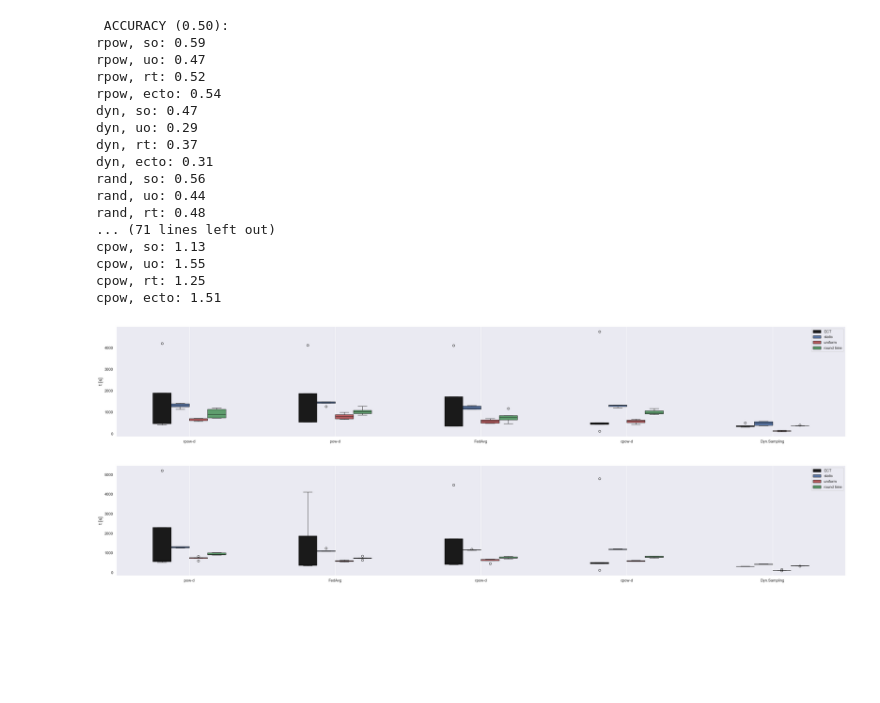
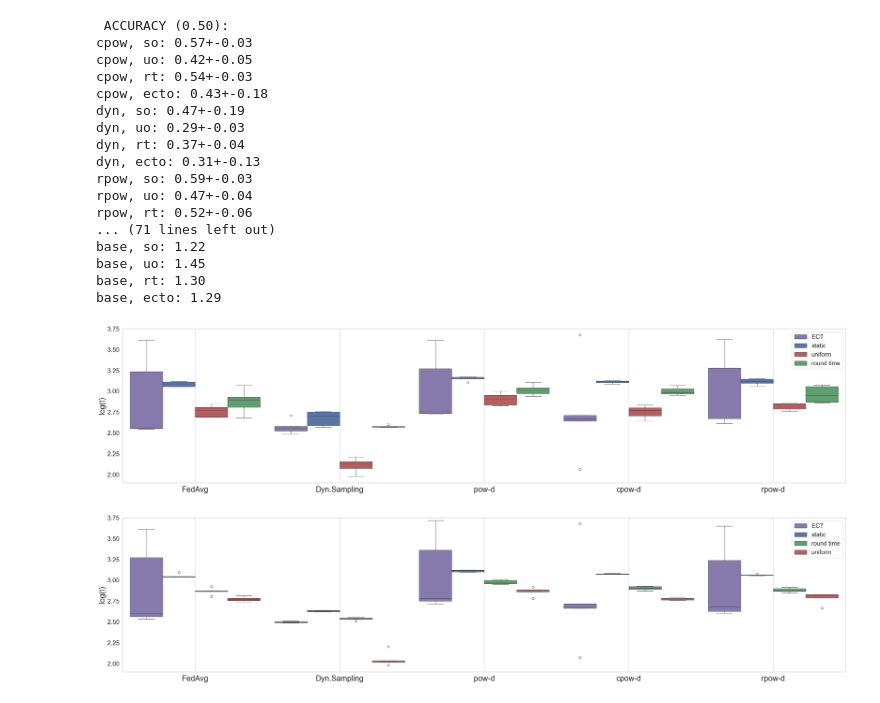
Before and after one commit to FedFlw/NodeSelection, a Jupyter notebook: power_of_choice/power_of_choice/plot_results.ipynb, the cells around one changed output. Saved outputs shown, nothing was run; the diff lists cells and outputs as text; code cells hidden in the pictures; blank space fills up the shorter version.

```diff
--- a/power_of_choice/power_of_choice/plot_results.ipynb
+++ b/power_of_choice/power_of_choice/plot_results.ipynb
@@ -199,4 +191,6 @@ for i, strat in enumerate(strats):
 # %%
+import statistics
+
 for a in alpha:
 
     print('\n ACCURACY ({:.2f}):'.format(a))
@@ -209,9 +203,11 @@ for a in alpha:
             if len(exp_with_strat_and_opt) < 1:
                 continue
             avg_accuracy = []
+            std_accuracy = []
             for j in range(max([exp.rounds for exp in exp_with_strat_and_opt])):
                 avg_accuracy.append(sum([results[exp][0][j] for exp in exp_with_strat_and_opt])/len(exp_with_strat_and_opt))
-            print('{}, {}: {:.2f}'.format(strat, opt, avg_accuracy[-1]))
+                std_accuracy.append(statistics.pstdev([results[exp][0][j] for exp in exp_with_strat_and_opt]))
+            print('{}, {}: {:.2f}+-{:.2f}'.format(strat, opt, avg_accuracy[-1], std_accuracy[-1]))
 
 
     print('\n LOSS ({:.2f}):'.format(a))
@@ -229,47 +225,54 @@ for a in alpha:
             print('{}, {}: {:.2f}'.format(strat, opt, avg_loss[-1]))
 # %% [output]
  ACCURACY (0.50):
-rpow, so: 0.59
-rpow, uo: 0.47
-rpow, rt: 0.52
-rpow, ecto: 0.54
-dyn, so: 0.47
-dyn, uo: 0.29
-dyn, rt: 0.37
-dyn, ecto: 0.31
-rand, so: 0.56
-rand, uo: 0.44
-rand, rt: 0.48
+cpow, so: 0.57+-0.03
+cpow, uo: 0.42+-0.05
+cpow, rt: 0.54+-0.03
+cpow, ecto: 0.43+-0.18
+dyn, so: 0.47+-0.19
+dyn, uo: 0.29+-0.03
+dyn, rt: 0.37+-0.04
+dyn, ecto: 0.31+-0.13
+rpow, so: 0.59+-0.03
+rpow, uo: 0.47+-0.04
+rpow, rt: 0.52+-0.06
 ... (71 lines left out)
-cpow, so: 1.13
-cpow, uo: 1.55
-cpow, rt: 1.25
-cpow, ecto: 1.51
+base, so: 1.22
+base, uo: 1.45
+base, rt: 1.30
+base, ecto: 1.29
 # %%
 import seaborn as sns
 import matplotlib.pyplot as plt
+import math
 
-strat_labels = {'rand': 'FedAvg', 'base': 'pow-d', 'cpow': 'cpow-d', 'rpow': 'rpow-d', 'dyn': 'Dyn.Sampling'}
+strat_labels = {'rand': 'FedAvg', 'dyn': 'Dyn.Sampling', 'base': 'pow-d', 'cpow': 'cpow-d', 'rpow': 'rpow-d'}
 conf_labels = {'so': 'static', 'uo': 'uniform', 'rt': 'round time', 'ecto': 'ECT'}
-colors = {'static': 'b', 'uniform': 'r', 'round time': 'g', 'ECT': 'k'}
+colors = {'static': 'b', 'uniform': 'r', 'round time': 'g', 'ECT': 'm'}
 alpha = [0.5, 100.0]
 
 # Plots wall-clock time distributions for each <selection, configuration, alpha> tuple
 
+EXPERIMENTS.sort(key=lambda e: list(strat_labels.keys()).index(e.variant))
+
 for a in alpha:
     x = [strat_labels[exp.variant] for exp in EXPERIMENTS if exp.alpha==a]
-    y = [exp.duration for exp in EXPERIMENTS if exp.alpha==a]
+    y = [math.log(exp.duration, 10) for exp in EXPERIMENTS if exp.alpha==a]
     hue = [conf_labels[exp.opt] for exp in EXPERIMENTS if exp.alpha==a]
 
-    sns.set_theme(rc={'figure.figsize':(30, 5)})
-    sns.boxplot(x=x, y=y, hue=hue, palette=colors, width=0.5)
-    # plt.title('Wall-clock time for alpha={}'.format(a), fontsize=14)
-    plt.ylabel('t [s]', fontsize=14)
+    sns.set_theme(rc={'figure.figsize':(30, 7)})
+    sns.set_style("whitegrid")
+    ax = sns.boxplot(x=x, y=y, hue=hue, palette=colors, width=0.9)
+    ax.tick_params(axis='x', labelsize=22)
+    ax.tick_params(axis='y', labelsize=18)
+    plt.legend(fontsize='x-large', title_fontsize='40')
+    plt.ylim([1.9, 3.75])
+    plt.ylabel('log(t)', fontsize=22)
     plt.grid()
     plt.tight_layout()
     plt.savefig('plots/plot_time_{}.png'.format(a), format='png')
     plt.show()
 # %% [output]
-[figure, old version]
+[figure, new version]
-[figure, old version]
+[figure, new version]
 # %%
```
Also changed, not shown: parts of 4 cells of this notebook, 20 other files.
